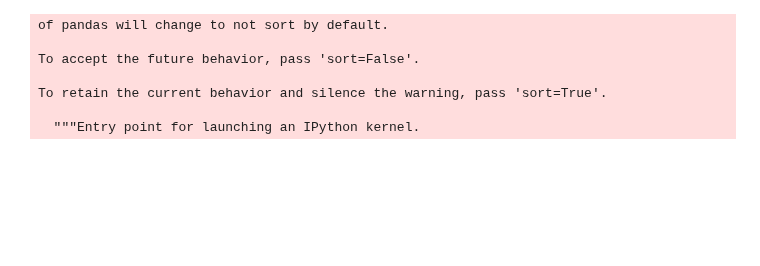
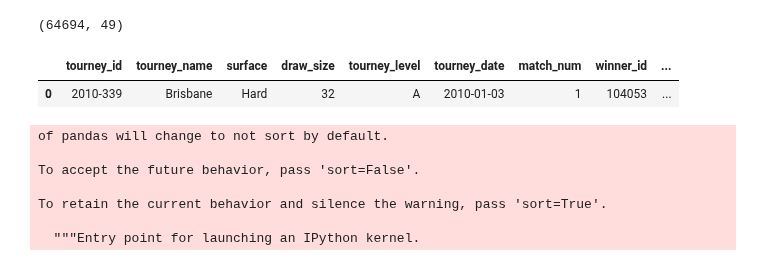
Before and after one commit to CesarRoaldes/tennis_match_time, a Jupyter notebook: base.ipynb, the cells around one changed output. Saved outputs shown, nothing was run; the diff lists cells and outputs as text; code cells hidden in the pictures; blank space fills up the shorter version.

```diff
--- a/base.ipynb
+++ b/base.ipynb
@@ -8,5 +12,14 @@ data = pd.read_csv('tennis_atp/atp_matches_2001.csv')
+# %%
+data.shape
+# %% [output]
+(64694, 49)
 # %%
 data['tourney_date'] = pd.to_datetime(data['tourney_date'], yearfirst=True, format='%Y%m%d')
+# %%
+data.head(1)
+# %% [output]
+|  | tourney_id | tourney_name | surface | draw_size | tourney_level | tourney_date | match_num | winner_id | ... |
+| 0 | 2010-339 | Brisbane | Hard | 32 | A | 2010-01-03 | 1 | 104053 | ... |
 # %%
 data_winner = data[data.columns]
 data_loser = data[data.columns]
```
Also changed, not shown: parts of 11 cells of this notebook.
